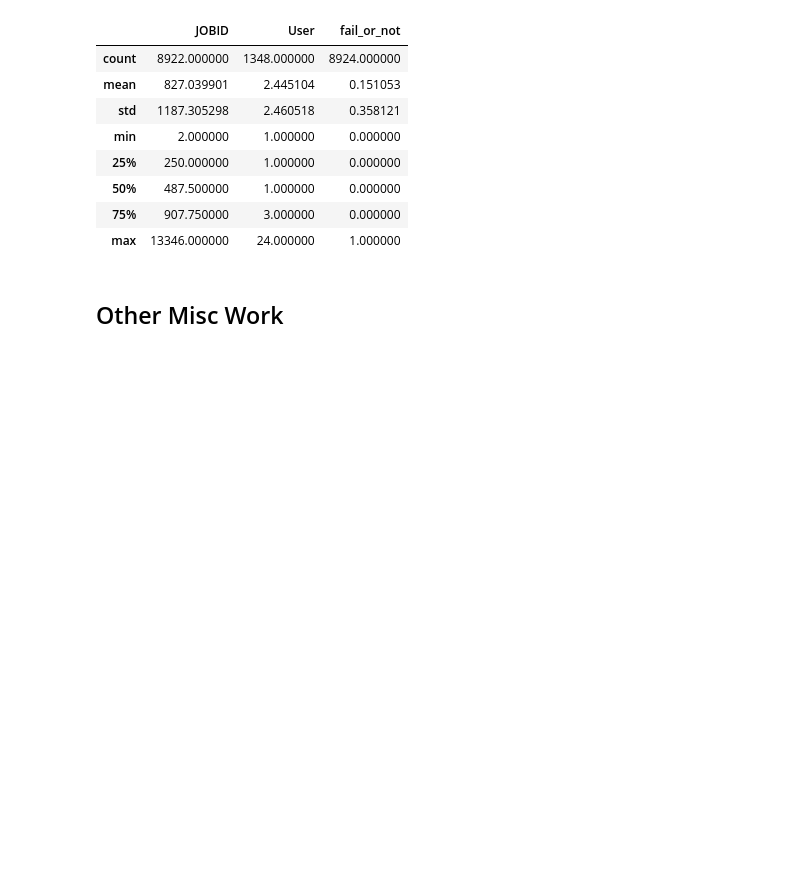
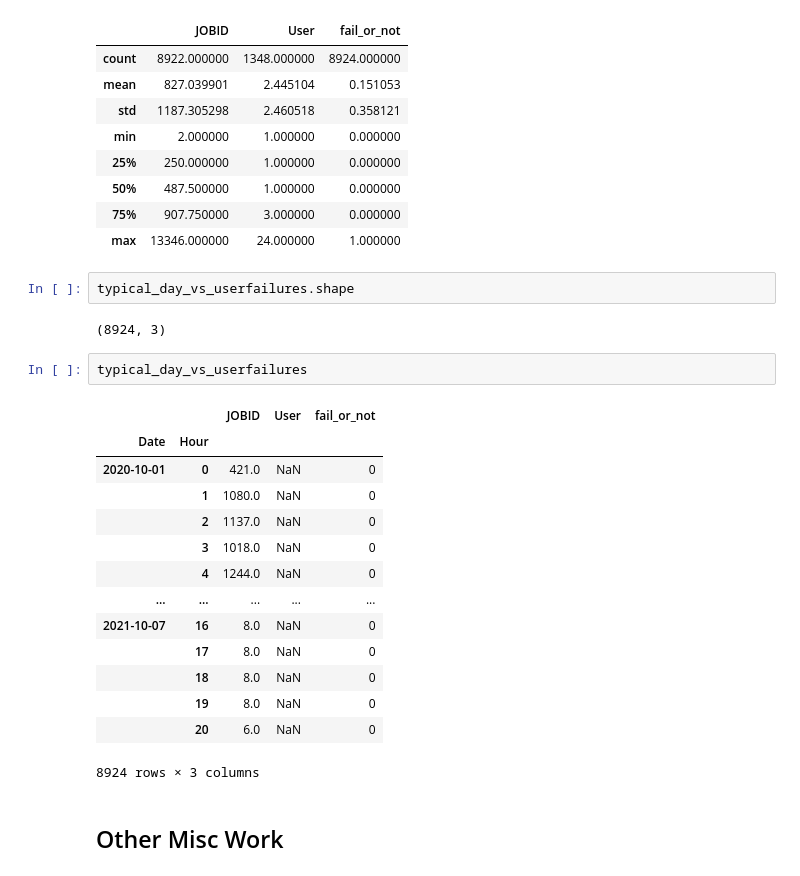
Before and after one commit to nss-data-science-cohort-8/accre-pumpkin-pie, a Jupyter notebook: notebooks/ZH_Sched_Failure_Modeling.ipynb, the cells around one changed output. Drawn from its saved outputs; the diff is of its cells as text; blank space fills up the shorter version.

```diff
--- a/notebooks/ZH_Sched_Failure_Modeling.ipynb
+++ b/notebooks/ZH_Sched_Failure_Modeling.ipynb
@@ -253,6 +300,27 @@ typical_day_vs_userfailures.describe()
 | 50% | 487.500000 | 1.000000 | 0.000000 |
 | 75% | 907.750000 | 3.000000 | 0.000000 |
 | max | 13346.000000 | 24.000000 | 1.000000 |
+# %%
+typical_day_vs_userfailures.shape
+# %% [output]
+(8924, 3)
+# %%
+typical_day_vs_userfailures
+# %% [output]
+|  |  | JOBID | User | fail_or_not |
+| Date | Hour |  |  |  |
+| 2020-10-01 | 0 | 421.0 | NaN | 0 |
+|  | 1 | 1080.0 | NaN | 0 |
+|  | 2 | 1137.0 | NaN | 0 |
+|  | 3 | 1018.0 | NaN | 0 |
+|  | 4 | 1244.0 | NaN | 0 |
+| ... | ... | ... | ... | ... |
+| 2021-10-07 | 16 | 8.0 | NaN | 0 |
+|  | 17 | 8.0 | NaN | 0 |
+|  | 18 | 8.0 | NaN | 0 |
+|  | 19 | 8.0 | NaN | 0 |
+|  | 20 | 6.0 | NaN | 0 |
+8924 rows × 3 columns
 # %% [markdown]
 ## Other Misc Work
 # %%
```
Also changed, not shown: parts of 21 cells of this notebook.
